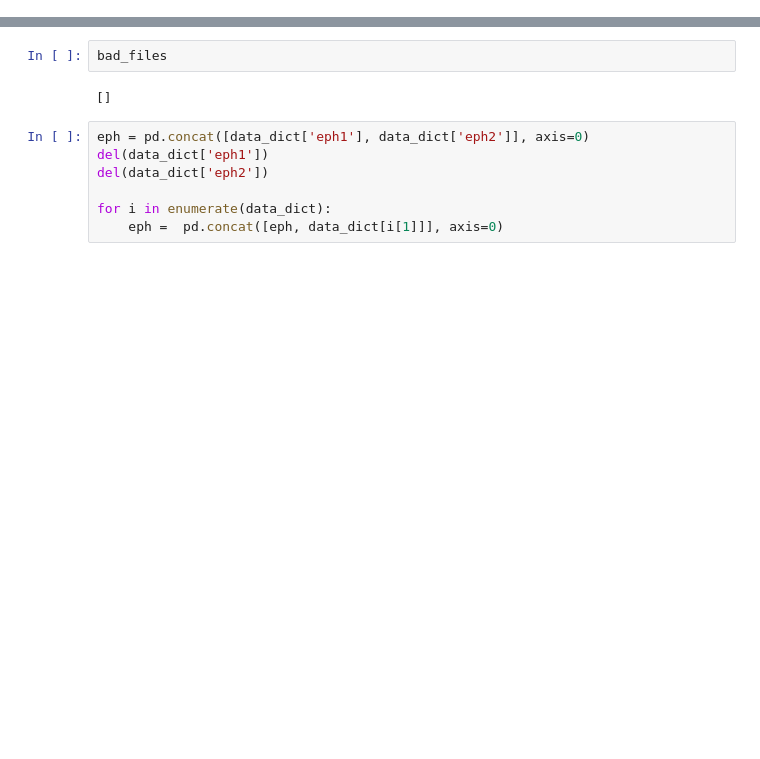
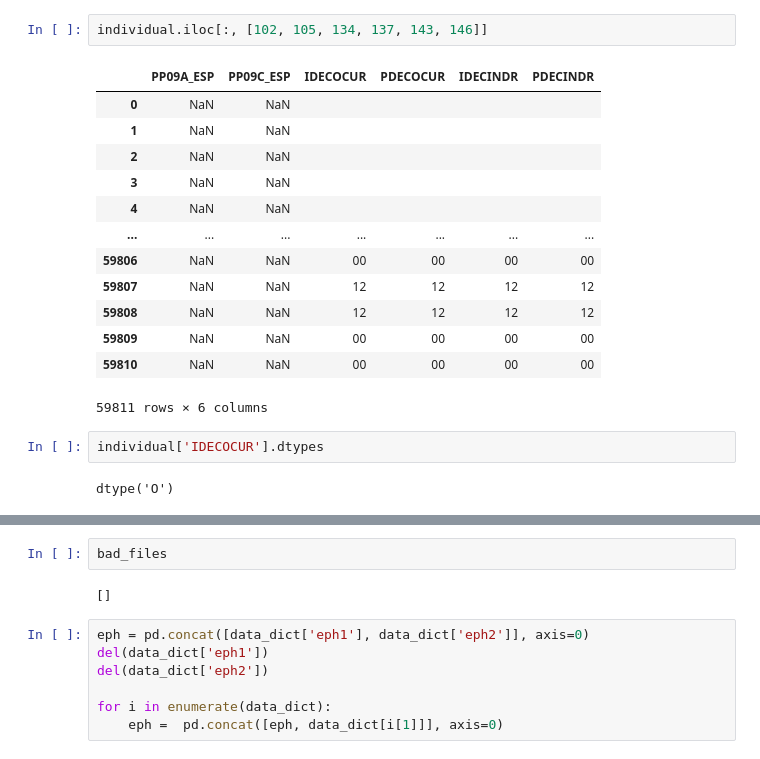
Before and after one commit to jpoletti/eph-database, a Jupyter notebook: bajar-microdatos.ipynb, the cells around one changed output, grey strips where cells are left out. Saved outputs shown, nothing was run; the diff lists cells and outputs as text; blank space fills up the shorter version.

```diff
--- a/bajar-microdatos.ipynb
+++ b/bajar-microdatos.ipynb
@@ -130,3 +325,23 @@ datos/2T16.zip is not a valid zip file.
+# %%
+individual.iloc[:, [102, 105, 134, 137, 143, 146]]
+# %% [output]
+|  | PP09A_ESP | PP09C_ESP | IDECOCUR | PDECOCUR | IDECINDR | PDECINDR |
+| 0 | NaN | NaN |  |  |  |  |
+| 1 | NaN | NaN |  |  |  |  |
+| 2 | NaN | NaN |  |  |  |  |
+| 3 | NaN | NaN |  |  |  |  |
+| 4 | NaN | NaN |  |  |  |  |
+| ... | ... | ... | ... | ... | ... | ... |
+| 59806 | NaN | NaN | 00 | 00 | 00 | 00 |
+| 59807 | NaN | NaN | 12 | 12 | 12 | 12 |
+| 59808 | NaN | NaN | 12 | 12 | 12 | 12 |
+| 59809 | NaN | NaN | 00 | 00 | 00 | 00 |
+| 59810 | NaN | NaN | 00 | 00 | 00 | 00 |
+59811 rows × 6 columns
+# %%
+individual['IDECOCUR'].dtypes
+# %% [output]
+dtype('O')
 # %%
 %%time
 drop_list = ['CODUSU', 'NRO_HOGAR', 'COMPONENTE', 'H15', 'AGLOMERADO', 'MAS_500',
```
Also changed, not shown: parts of 18 cells of this notebook, 1 other file.
